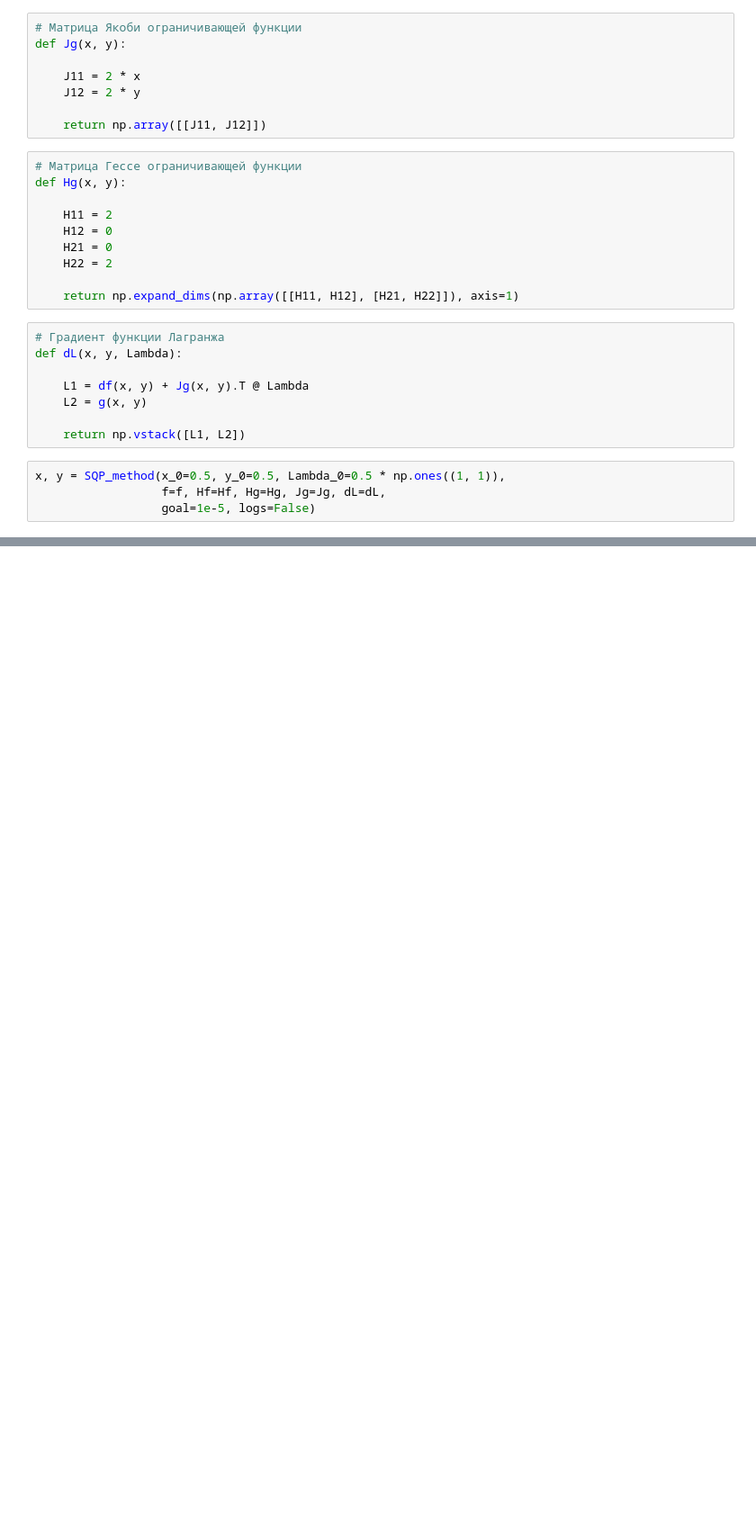
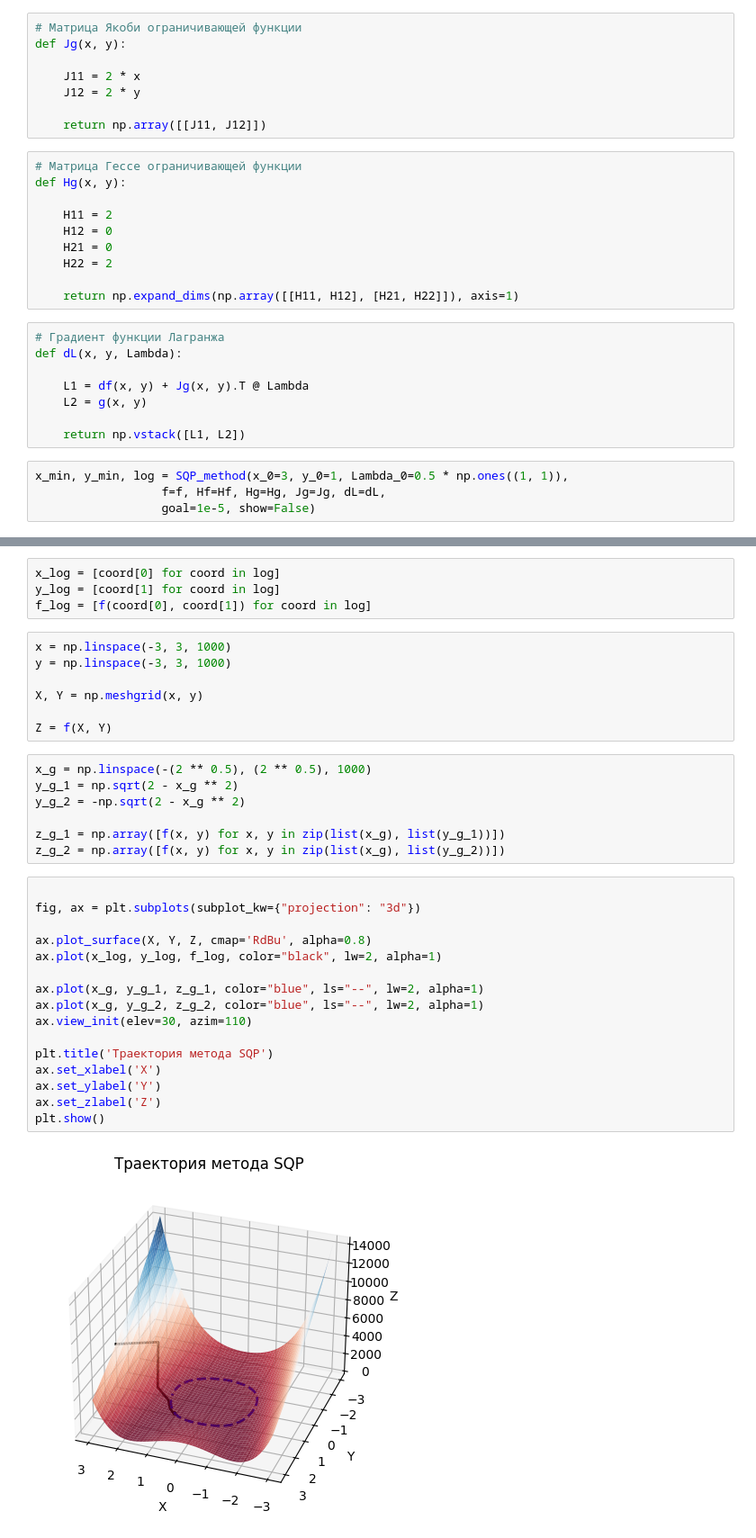
Before and after one commit to Egar02/Optimization-methods, a Jupyter notebook: notebooks/SQP.ipynb, the cells around one changed output, grey strips where cells are left out. Shown at 90% size. Drawn from its saved outputs; the diff is of its cells as text; blank space fills up the shorter version.

Commit message:
Добавлена визуализация метода

```diff
--- a/notebooks/SQP.ipynb
+++ b/notebooks/SQP.ipynb
@@ -70,9 +71,9 @@ def dL(x, y, Lambda):
 
     return np.vstack([L1, L2])
 # %%
-x, y = SQP_method(x_0=0.5, y_0=0.5, Lambda_0=0.5 * np.ones((1, 1)),
+x_min, y_min, log = SQP_method(x_0=3, y_0=1, Lambda_0=0.5 * np.ones((1, 1)),
                   f=f, Hf=Hf, Hg=Hg, Jg=Jg, dL=dL,
-                  goal=1e-5, logs=False)
+                  goal=1e-5, show=False)
 # %% [output]
 _________________________________________________________________________________
 
@@ -81,3 +82,39 @@ ________________________________________________________________________________
 
 В точке:                (1.000, 1.000)
 Значение функции:                0.000
+# %%
+x_log = [coord[0] for coord in log]
+y_log = [coord[1] for coord in log]
+f_log = [f(coord[0], coord[1]) for coord in log]
+# %%
+x = np.linspace(-3, 3, 1000)
+y = np.linspace(-3, 3, 1000)
+
+X, Y = np.meshgrid(x, y)
+
+Z = f(X, Y)
+# %%
+x_g = np.linspace(-(2 ** 0.5), (2 ** 0.5), 1000)
+y_g_1 = np.sqrt(2 - x_g ** 2)
+y_g_2 = -np.sqrt(2 - x_g ** 2)
+
+z_g_1 = np.array([f(x, y) for x, y in zip(list(x_g), list(y_g_1))])
+z_g_2 = np.array([f(x, y) for x, y in zip(list(x_g), list(y_g_2))])
+# %%
+
+fig, ax = plt.subplots(subplot_kw={"projection": "3d"})
+
+ax.plot_surface(X, Y, Z, cmap='RdBu', alpha=0.8)
+ax.plot(x_log, y_log, f_log, color="black", lw=2, alpha=1)
+
+ax.plot(x_g, y_g_1, z_g_1, color="blue", ls="--", lw=2, alpha=1)
+ax.plot(x_g, y_g_2, z_g_2, color="blue", ls="--", lw=2, alpha=1)
+ax.view_init(elev=30, azim=110)
+
+plt.title('Траектория метода SQP')
+ax.set_xlabel('X')
+ax.set_ylabel('Y')
+ax.set_zlabel('Z')
+plt.show()
+# %% [output]
+[figure, added]
```
Also changed, not shown: parts of 6 cells of this notebook, 1 other file.
